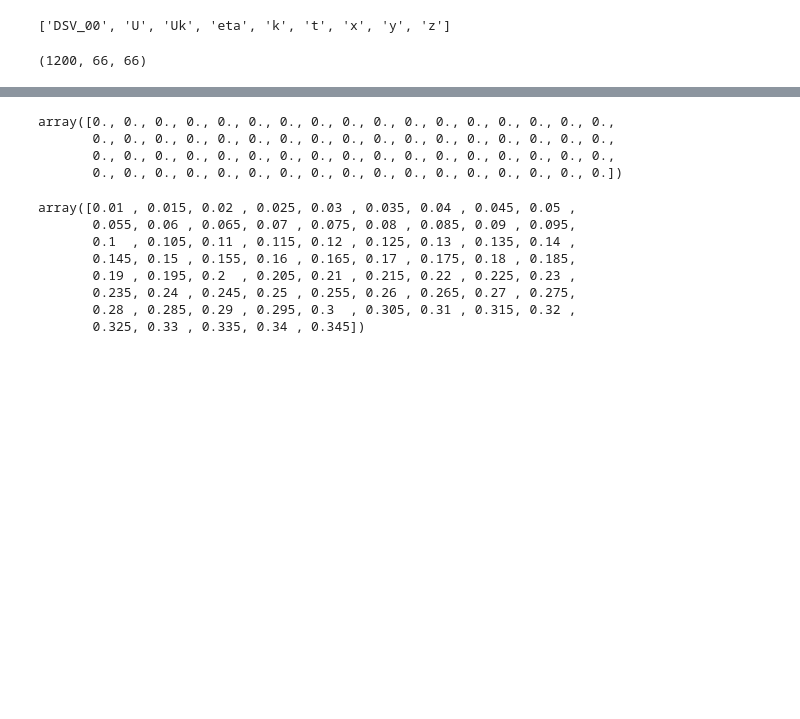
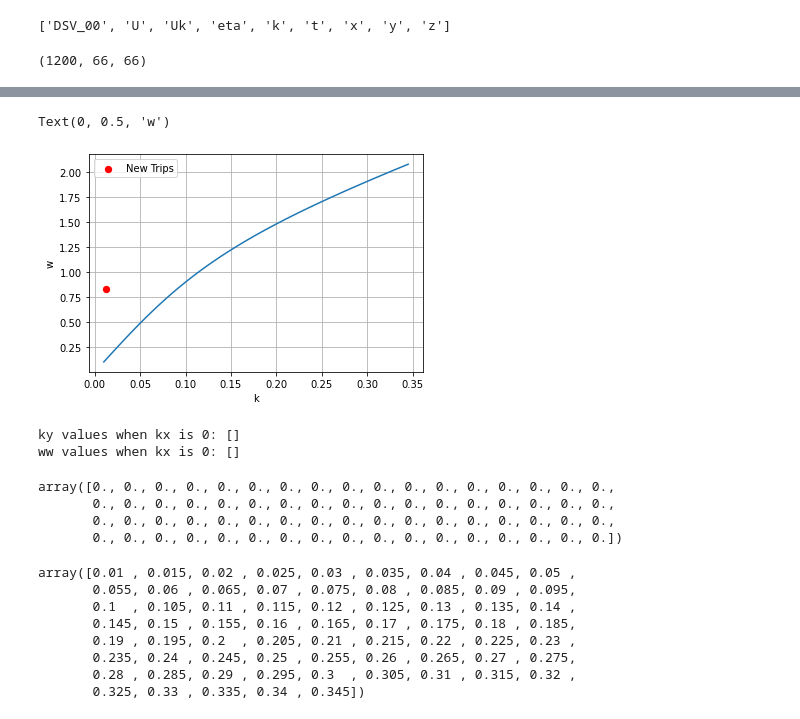
Before and after one commit to joeyanderson1/4th-Year-Thesis, a Jupyter notebook: New Triplet Method.ipynb, the cells around one changed output, grey strips where cells are left out. Cells and saved outputs as stored; diff of their text form; code cells hidden in the pictures; blank space fills up the shorter version.

```diff
--- a/New Triplet Method.ipynb
+++ b/New Triplet Method.ipynb
@@ -108,3 +185,35 @@ array([[ 0.        ,  0.00049979,  0.00099833, ..., -0.00083089,
+# %%
+plt.plot(kx[:,0], ww[:,0])
+
+plt.scatter(np.array([0.012693303650867849]),
+            np.array([0.8272860654453118]),
+            color= 'red', s=40, label="New Trips")
+
+plt.legend()
+plt.grid(True)
+plt.xlabel("k")
+plt.ylabel("w")
+# %% [output]
+Text(0, 0.5, 'w')
+[figure, added]
+# %%
+import numpy as np
+
+# Assuming you have your arrays kx, ky, and ww
+
+# Find the indices where ky is equal to 0
+kx_zero_indices = np.where(kx == 0)
+
+# Extract the corresponding values of kx and ww where ky is equal to 0
+ky_at_ky_zero = ky[kx_zero_indices]
+ww_at_ky_zero = ww[kx_zero_indices]
+
+# Print or use the values as needed
+print("ky values when kx is 0:", ky_at_ky_zero)
+print("ww values when kx is 0:", ww_at_ky_zero)
+# %% [output]
+ky values when kx is 0: []
+ww values when kx is 0: []
 # %%
 ky[:,0]
 # %% [output]
```
Also changed, not shown: parts of 32 cells of this notebook.
